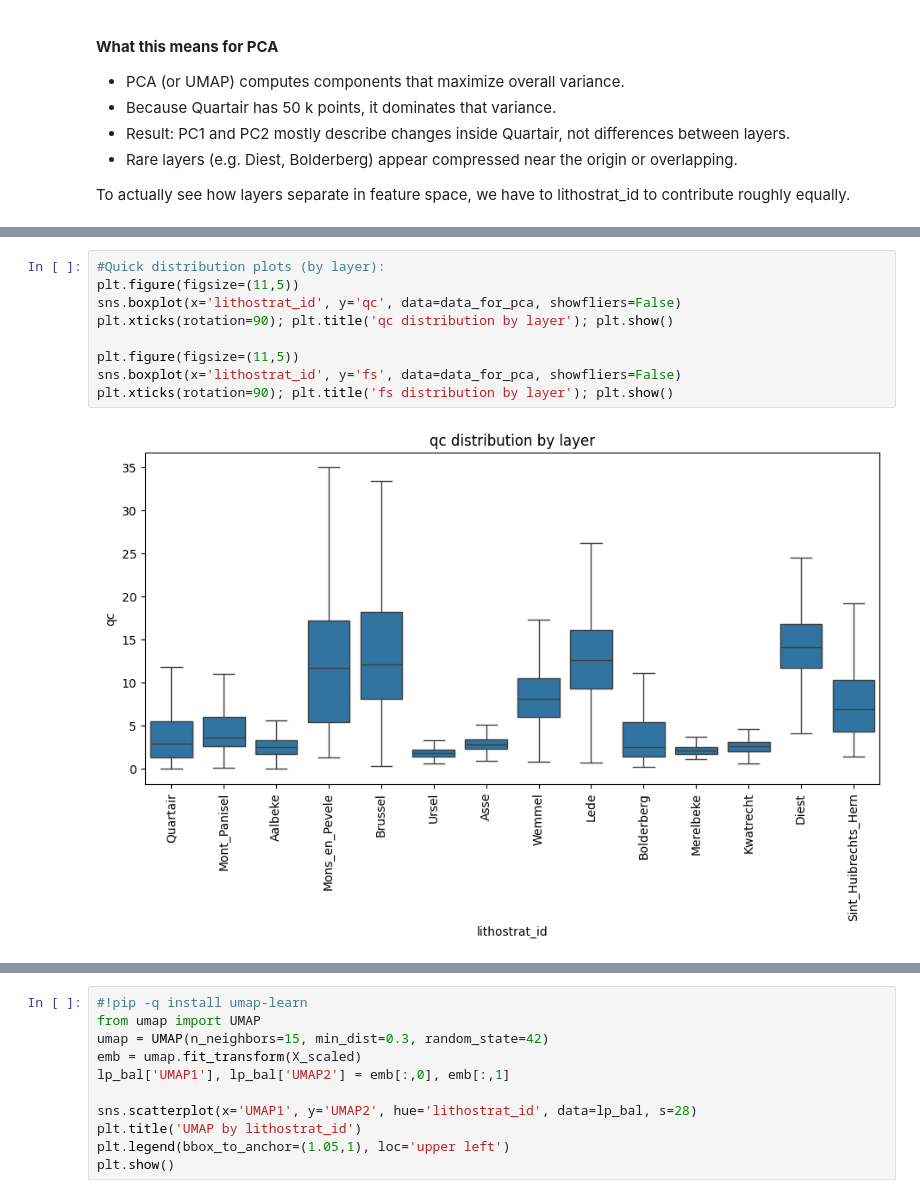
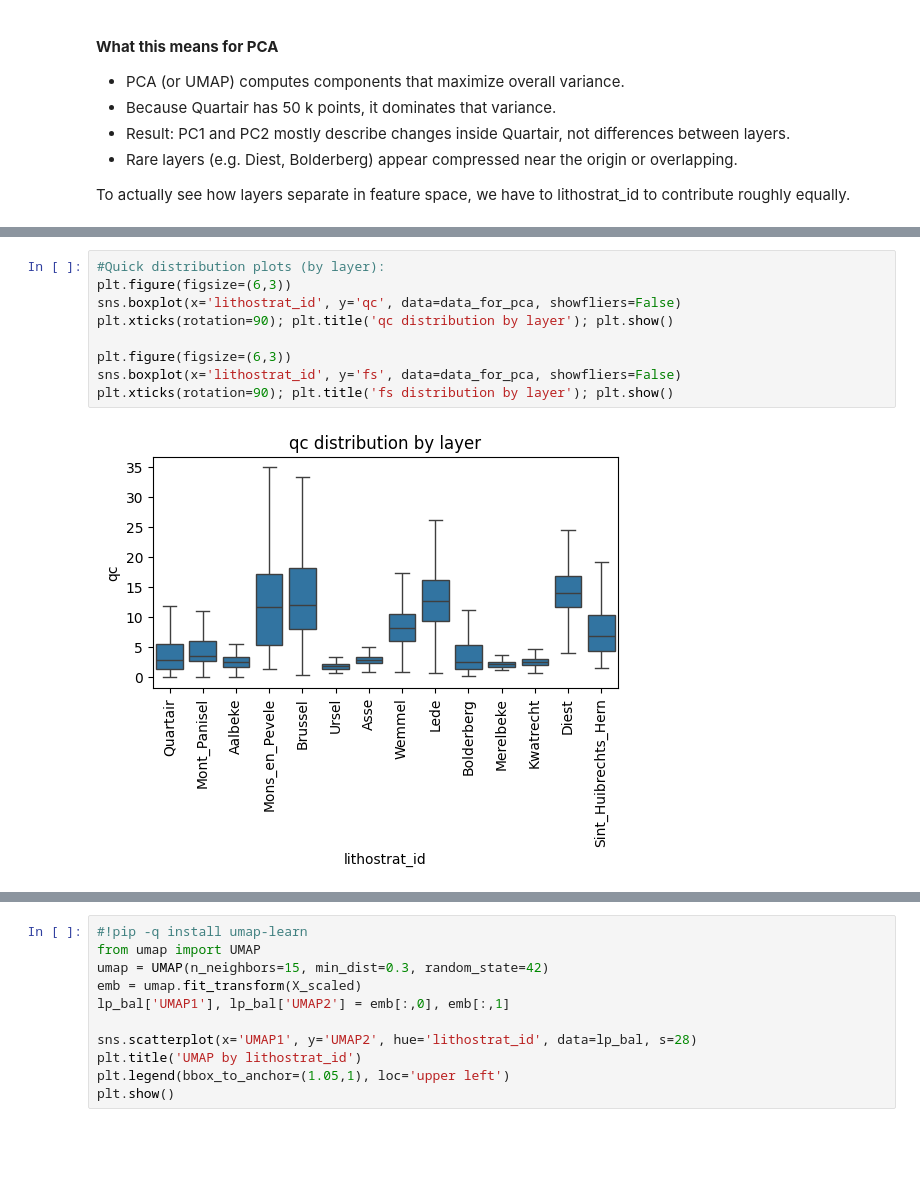
Before and after one commit to andrea-maza/PDS_MAEPS, a Jupyter notebook: PCA_Andrea_Maza.ipynb, the cells around one changed output, grey strips where cells are left out. Saved outputs shown, nothing was run; the diff lists cells and outputs as text; blank space fills up the shorter version.

```diff
--- a/PCA_Andrea_Maza.ipynb
+++ b/PCA_Andrea_Maza.ipynb
@@ -477,12 +491,12 @@ display(layer_stats.head(20))
 | Wemmel | 8.734 | 4.104 | 0.790 | 35.610 | 0.317 | 0.134 | 0.012 | 0.895 | 3.915 | 1.534 | ... |
 # %%
 #Quick distribution plots (by layer):
-plt.figure(figsize=(11,5))
+plt.figure(figsize=(6,3))
 sns.boxplot(x='lithostrat_id', y='qc', data=data_for_pca, showfliers=False)
 plt.xticks(rotation=90); plt.title('qc distribution by layer'); plt.show()
 
-plt.figure(figsize=(11,5))
+plt.figure(figsize=(6,3))
 sns.boxplot(x='lithostrat_id', y='fs', data=data_for_pca, showfliers=False)
 plt.xticks(rotation=90); plt.title('fs distribution by layer'); plt.show()
 # %% [output]
-[figure, old version]
+[figure, new version]
```
Also changed, not shown: parts of 41 cells of this notebook.
